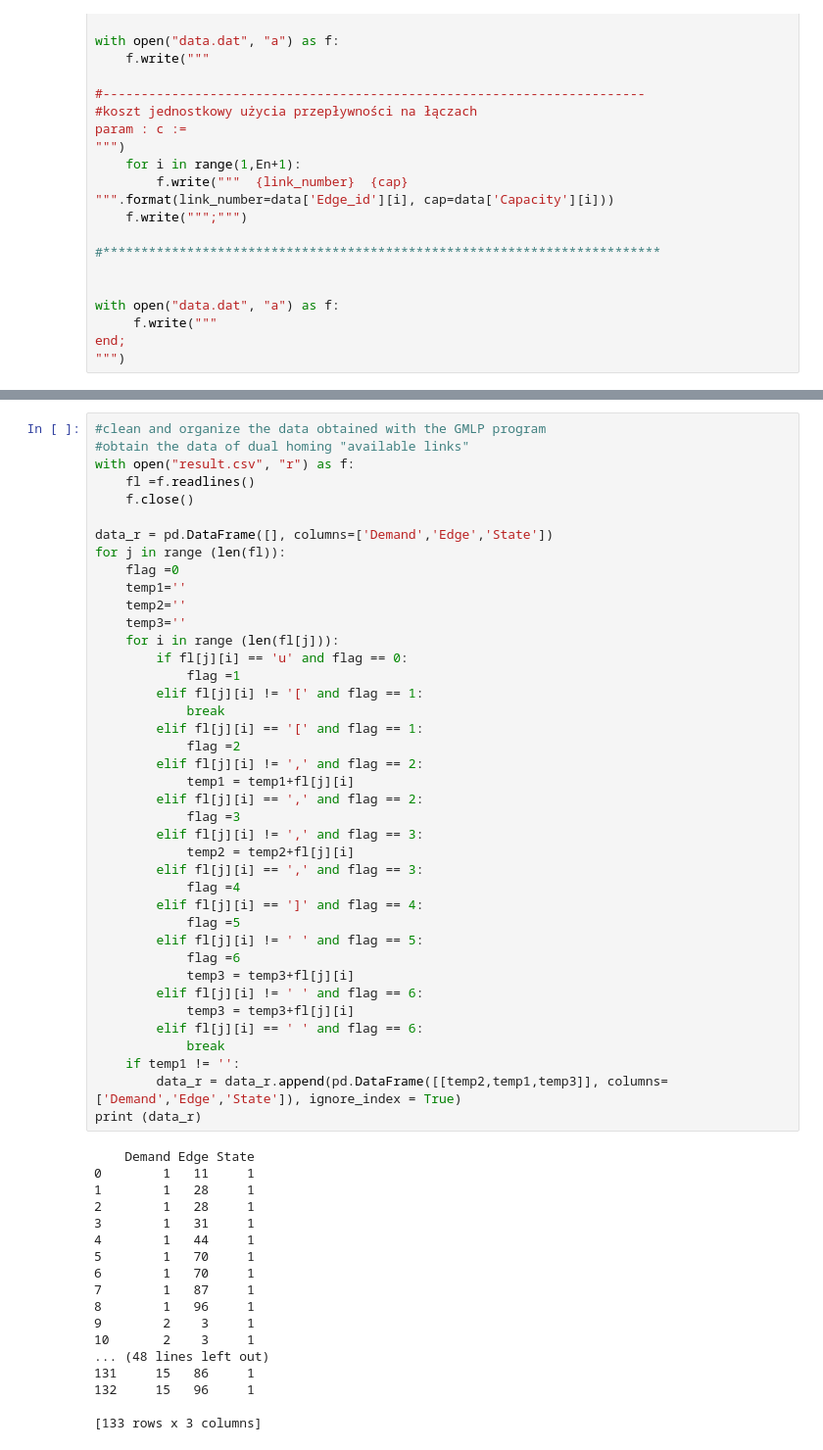
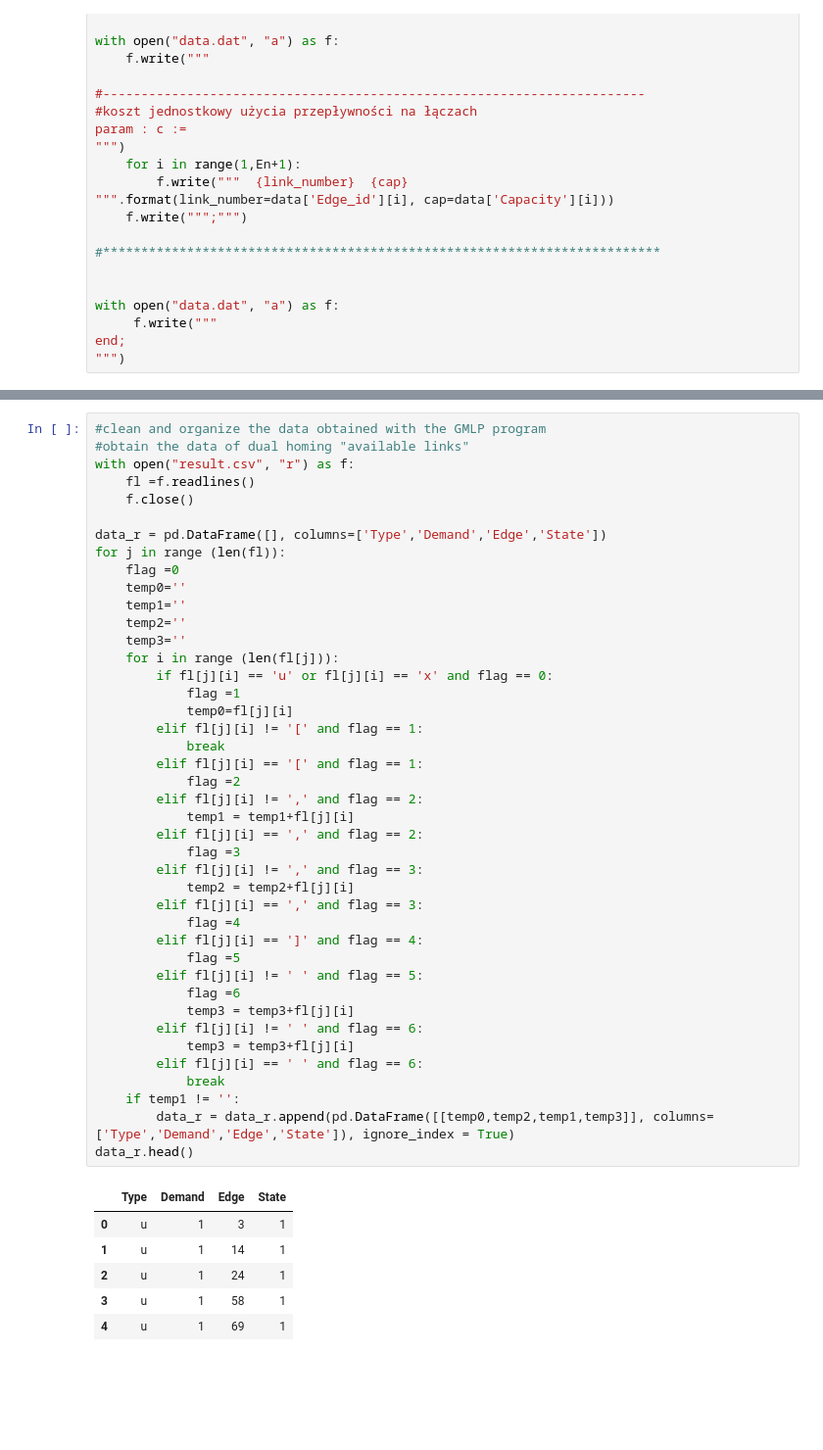
Before and after one commit to ingertb/Dual-Homing-Optimization, a Jupyter notebook: Projekt_dual_homing.ipynb, the cells around one changed output, grey strips where cells are left out. Shown at 98% size. Cells and saved outputs as stored; diff of their text form; blank space fills up the shorter version.

```diff
--- a/Projekt_dual_homing.ipynb
+++ b/Projekt_dual_homing.ipynb
@@ -505,54 +505,45 @@ with open("result.csv", "r") as f:
     fl =f.readlines()
     f.close()
 
-data_r = pd.DataFrame([], columns=['Demand','Edge','State'])
+data_r = pd.DataFrame([], columns=['Type','Demand','Edge','State'])
 for j in range (len(fl)):
     flag =0
+    temp0=''
     temp1=''
     temp2=''
     temp3=''
     for i in range (len(fl[j])):
-        if fl[j][i] == 'u' and flag == 0:
+        if fl[j][i] == 'u' or fl[j][i] == 'x' and flag == 0:
             flag =1
+            temp0=fl[j][i]
         elif fl[j][i] != '[' and flag == 1:
             break
         elif fl[j][i] == '[' and flag == 1:
             flag =2
         elif fl[j][i] != ',' and flag == 2:
             temp1 = temp1+fl[j][i]
         elif fl[j][i] == ',' and flag == 2:
             flag =3
         elif fl[j][i] != ',' and flag == 3:
             temp2 = temp2+fl[j][i]
         elif fl[j][i] == ',' and flag == 3:
             flag =4
         elif fl[j][i] == ']' and flag == 4:
             flag =5
         elif fl[j][i] != ' ' and flag == 5:
             flag =6
             temp3 = temp3+fl[j][i]
         elif fl[j][i] != ' ' and flag == 6:
             temp3 = temp3+fl[j][i]
         elif fl[j][i] == ' ' and flag == 6:
             break
     if temp1 != '':
-        data_r = data_r.append(pd.DataFrame([[temp2,temp1,temp3]], columns=['Demand','Edge','State']), ignore_index = True)
-print (data_r)
+        data_r = data_r.append(pd.DataFrame([[temp0,temp2,temp1,temp3]], columns=['Type','Demand','Edge','State']), ignore_index = True)
+data_r.head()
 # %% [output]
-    Demand Edge State
-0        1   11     1
-1        1   28     1
-2        1   28     1
-3        1   31     1
-4        1   44     1
-5        1   70     1
-6        1   70     1
-7        1   87     1
-8        1   96     1
-9        2    3     1
-10       2    3     1
-... (48 lines left out)
-131     15   86     1
-132     15   96     1
-
-[133 rows x 3 columns]
+|  | Type | Demand | Edge | State |
+| 0 | u | 1 | 3 | 1 |
+| 1 | u | 1 | 14 | 1 |
+| 2 | u | 1 | 24 | 1 |
+| 3 | u | 1 | 58 | 1 |
+| 4 | u | 1 | 69 | 1 |
```
Also changed, not shown: parts of 12 cells of this notebook, 3 other files.
